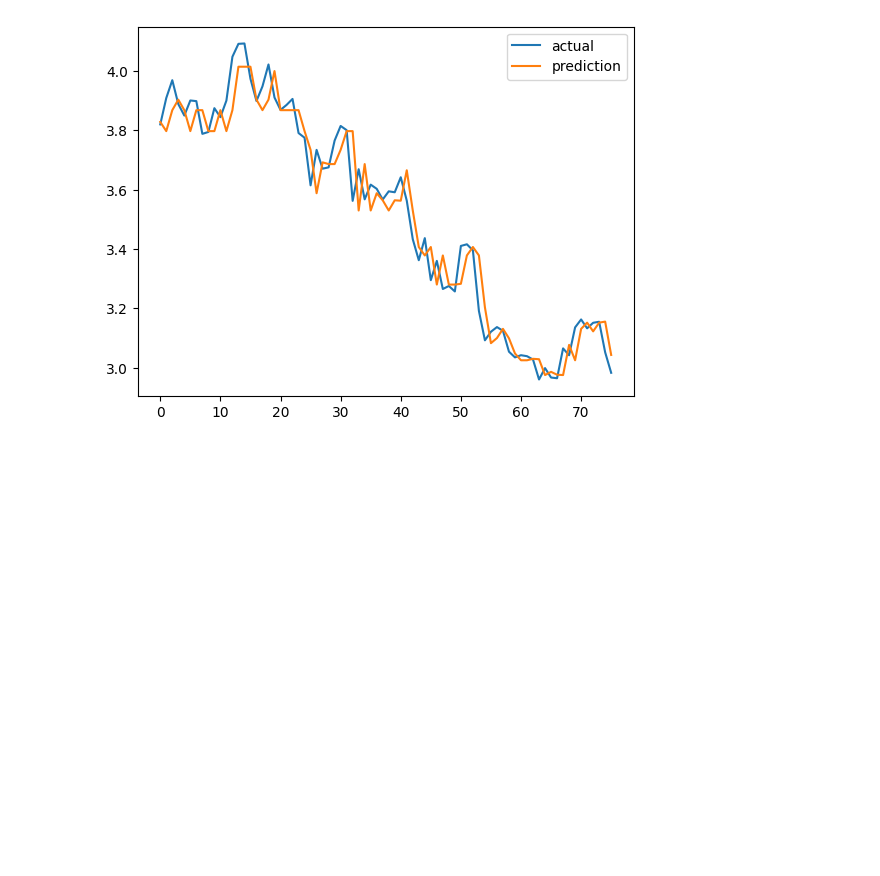
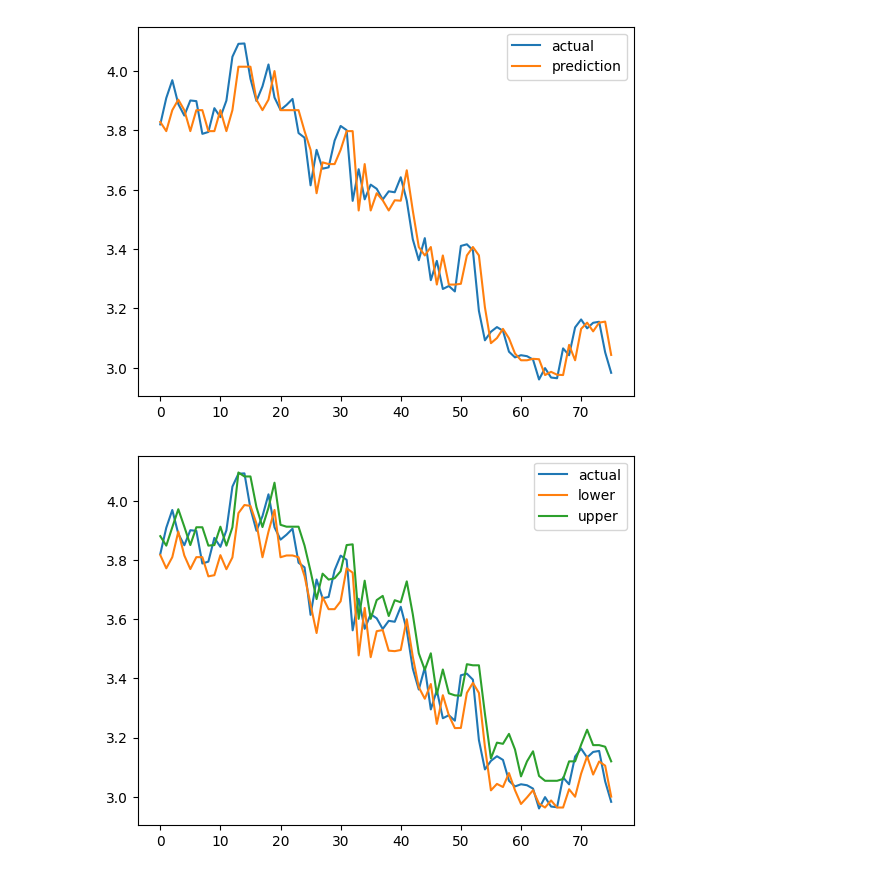
Before and after one commit to jacksonhk/UBS-data, a Jupyter notebook: SwapRateModel.ipynb, the cells around one changed output. Saved outputs shown, nothing was run; the diff lists cells and outputs as text; code cells hidden in the pictures; blank space fills up the shorter version.

```diff
--- a/SwapRateModel.ipynb
+++ b/SwapRateModel.ipynb
@@ -312,6 +326,20 @@ plt.legend()
 plt.show()
 # %% [output]
 [figure]
+# %%
+lower_pred = lower.predict(X_2y)
+upper_pred = upper.predict(X_2y)
+# plot prediction vs actual
+plt.plot(y_2y, label='actual')
+#plt.plot(y_pred2y, label='prediction')
+plt.plot(lower_pred, label='lower')
+plt.plot(upper_pred, label='upper')
+# show the legend
+plt.legend()
+# show the plot
+plt.show()
+# %% [output]
+[figure, added]
 # %%
 lgb.plot_importance(model, importance_type='gain')
 lgb.plot_importance(model, importance_type='split')
```
Also changed, not shown: parts of 20 cells of this notebook.
